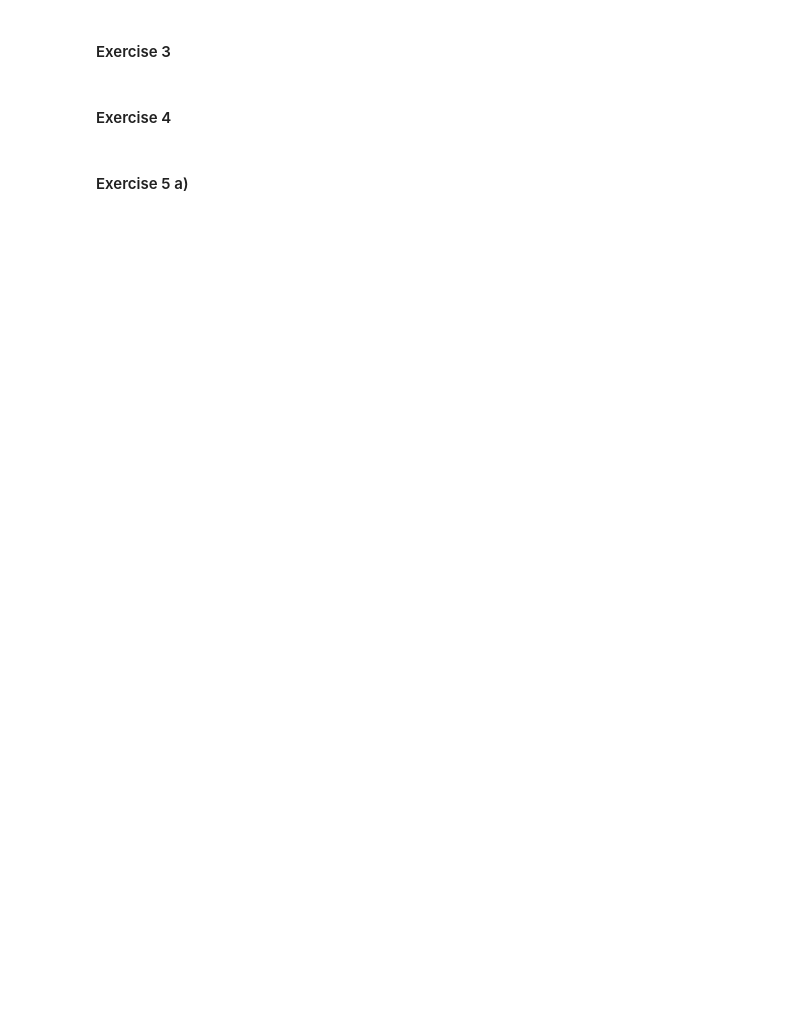
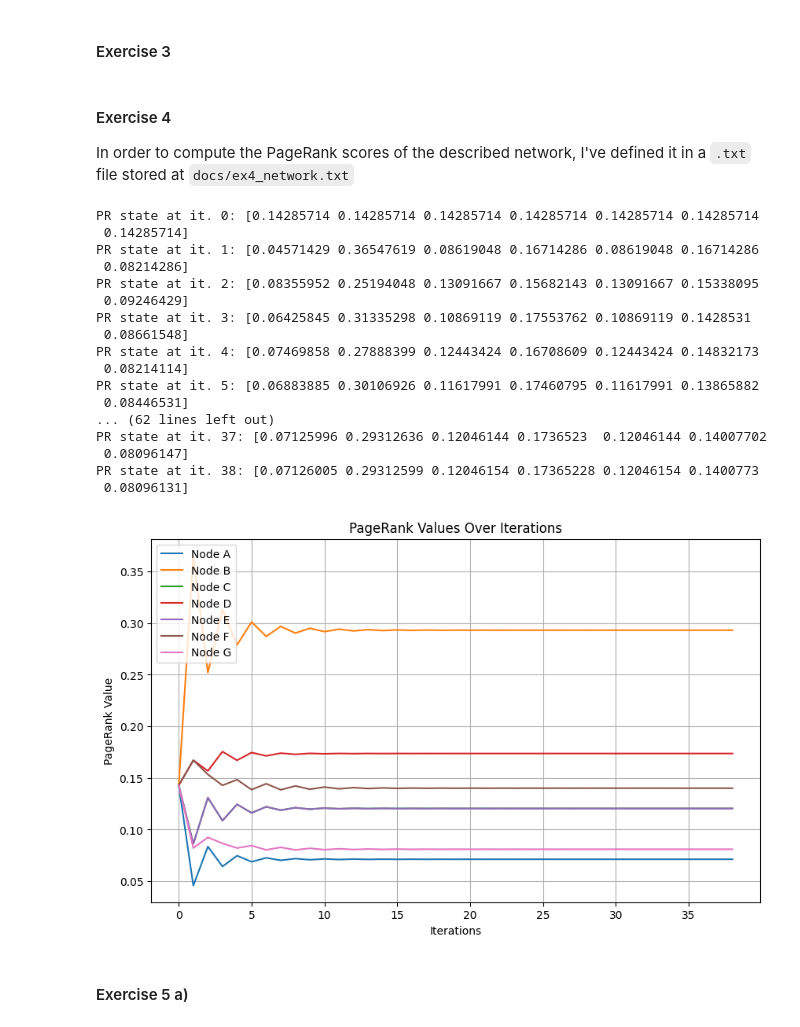
Before and after one commit to Adriano-7/network-science, a Jupyter notebook: hmk2/main.ipynb, the cells around one changed output. Drawn from its saved outputs; the diff is of its cells as text; code cells hidden in the pictures; blank space fills up the shorter version.

```diff
--- a/hmk2/main.ipynb
+++ b/hmk2/main.ipynb
@@ -17,4 +207,46 @@
 # %% [markdown]
 #### Exercise 4
+
+In order to compute the PageRank scores of the described network, I've defined it in a `.txt` file stored at `docs/ex4_network.txt`
+# %%
+net4 = Graph(filename='docs/ex4_network.txt')
+pr = NormalizedPageRank(net4)
+pr.calculate_scores()
+
+# Print pageranks to console
+for i in range(pr.number_of_iterations()):
+    print(f"PR state at it. {i}: {pr.page_rank_history[i]}")
+
+# Plot pagerank values over iterations
+plt.figure(figsize=(10, 6))
+alphabet = "ABCDEFGHIJKLMNOPQRSTUVWXYZ"
+for i in range(pr.n):
+    plt.plot(range(pr.number_of_iterations()), [pr.page_rank_history[j][i] for j in range(pr.number_of_iterations())], label=f'Node {alphabet[i]}')
+plt.xlabel('Iterations')
+plt.ylabel('PageRank Value')
+plt.title('PageRank Values Over Iterations')
+plt.legend()
+plt.grid()
+plt.savefig('docs/ex4_pagerank_values.png')
+plt.show()
+# %% [output]
+PR state at it. 0: [0.14285714 0.14285714 0.14285714 0.14285714 0.14285714 0.14285714
+ 0.14285714]
+PR state at it. 1: [0.04571429 0.36547619 0.08619048 0.16714286 0.08619048 0.16714286
+ 0.08214286]
+PR state at it. 2: [0.08355952 0.25194048 0.13091667 0.15682143 0.13091667 0.15338095
+ 0.09246429]
+PR state at it. 3: [0.06425845 0.31335298 0.10869119 0.17553762 0.10869119 0.1428531
+ 0.08661548]
+PR state at it. 4: [0.07469858 0.27888399 0.12443424 0.16708609 0.12443424 0.14832173
+ 0.08214114]
+PR state at it. 5: [0.06883885 0.30106926 0.11617991 0.17460795 0.11617991 0.13865882
+ 0.08446531]
+... (62 lines left out)
+PR state at it. 37: [0.07125996 0.29312636 0.12046144 0.1736523  0.12046144 0.14007702
+ 0.08096147]
+PR state at it. 38: [0.07126005 0.29312599 0.12046154 0.17365228 0.12046154 0.1400773
+ 0.08096131]
+[figure, added]
 # %% [markdown]
 #### Exercise 5 a)
```
Also changed, not shown: parts of 7 cells of this notebook, 2 other files.
